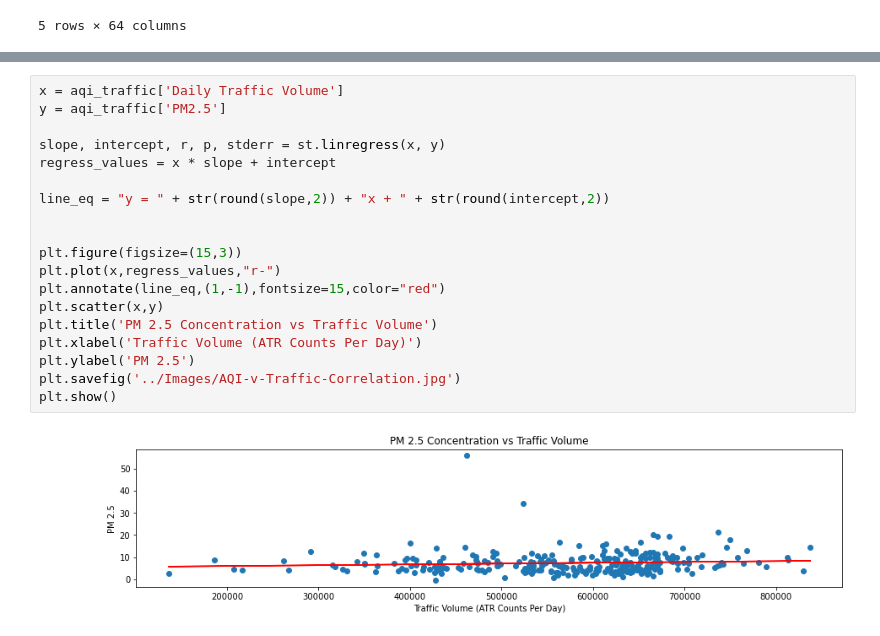
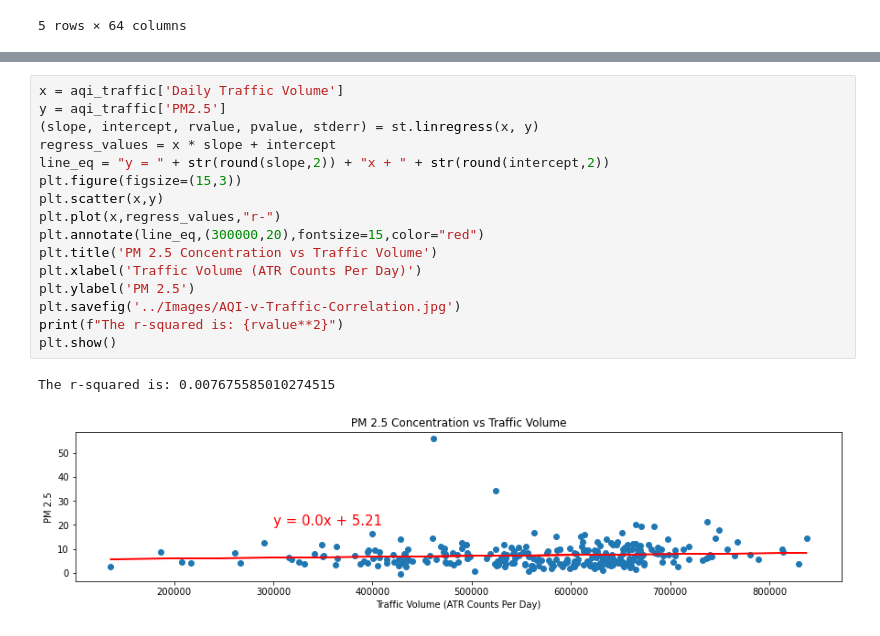
Before and after one commit to gonzaloreusch/Air-Quality, a Jupyter notebook: DataFrames/traffic.ipynb, the cells around one changed output, grey strips where cells are left out. Drawn from its saved outputs; the diff is of its cells as text.

```diff
--- a/DataFrames/traffic.ipynb
+++ b/DataFrames/traffic.ipynb
@@ -161,21 +161,19 @@ plt.show()
 # %%
 x = aqi_traffic['Daily Traffic Volume']
 y = aqi_traffic['PM2.5']
-
-slope, intercept, r, p, stderr = st.linregress(x, y)
+(slope, intercept, rvalue, pvalue, stderr) = st.linregress(x, y)
 regress_values = x * slope + intercept
-
 line_eq = "y = " + str(round(slope,2)) + "x + " + str(round(intercept,2))
-
-
 plt.figure(figsize=(15,3))
+plt.scatter(x,y)
 plt.plot(x,regress_values,"r-")
-plt.annotate(line_eq,(1,-1),fontsize=15,color="red")
-plt.scatter(x,y)
+plt.annotate(line_eq,(300000,20),fontsize=15,color="red")
 plt.title('PM 2.5 Concentration vs Traffic Volume')
 plt.xlabel('Traffic Volume (ATR Counts Per Day)')
 plt.ylabel('PM 2.5')
 plt.savefig('../Images/AQI-v-Traffic-Correlation.jpg')
+print(f"The r-squared is: {rvalue**2}")
 plt.show()
 # %% [output]
+The r-squared is: 0.007675585010274515
-[figure, old version]
+[figure, new version]
```
Also changed, not shown: parts of 2 cells of this notebook, 3 other files.
